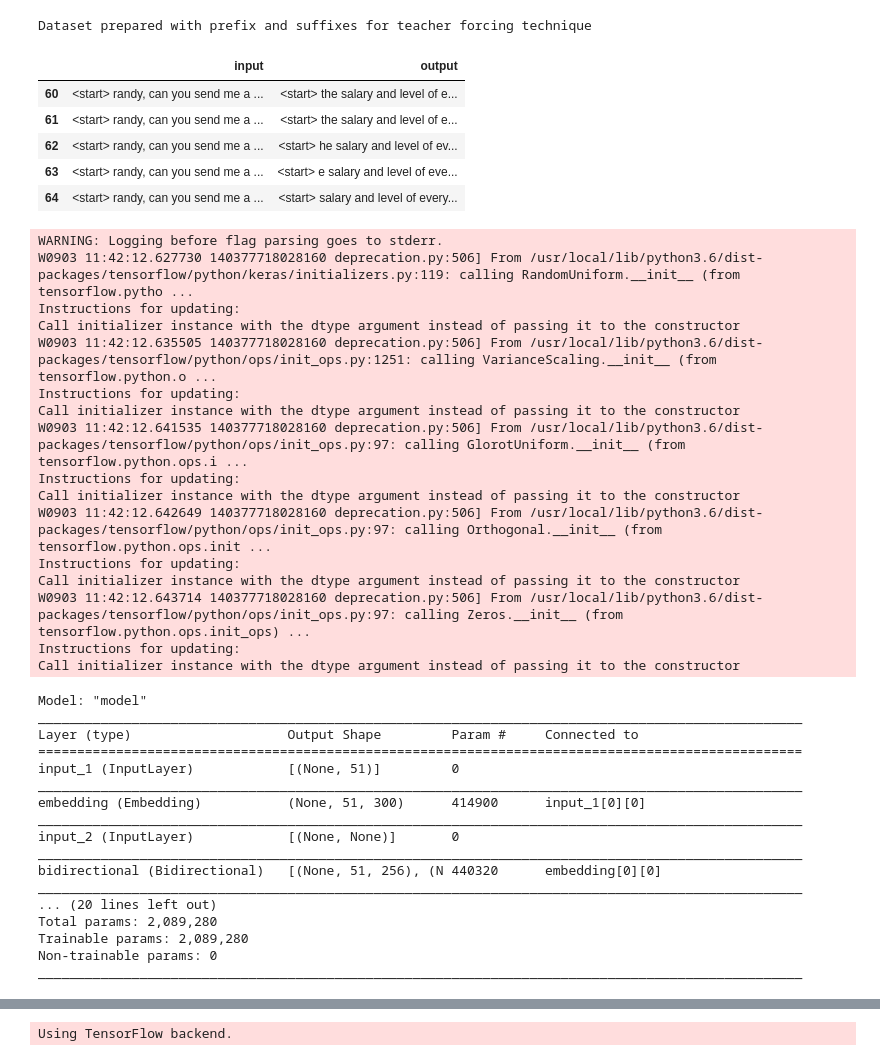
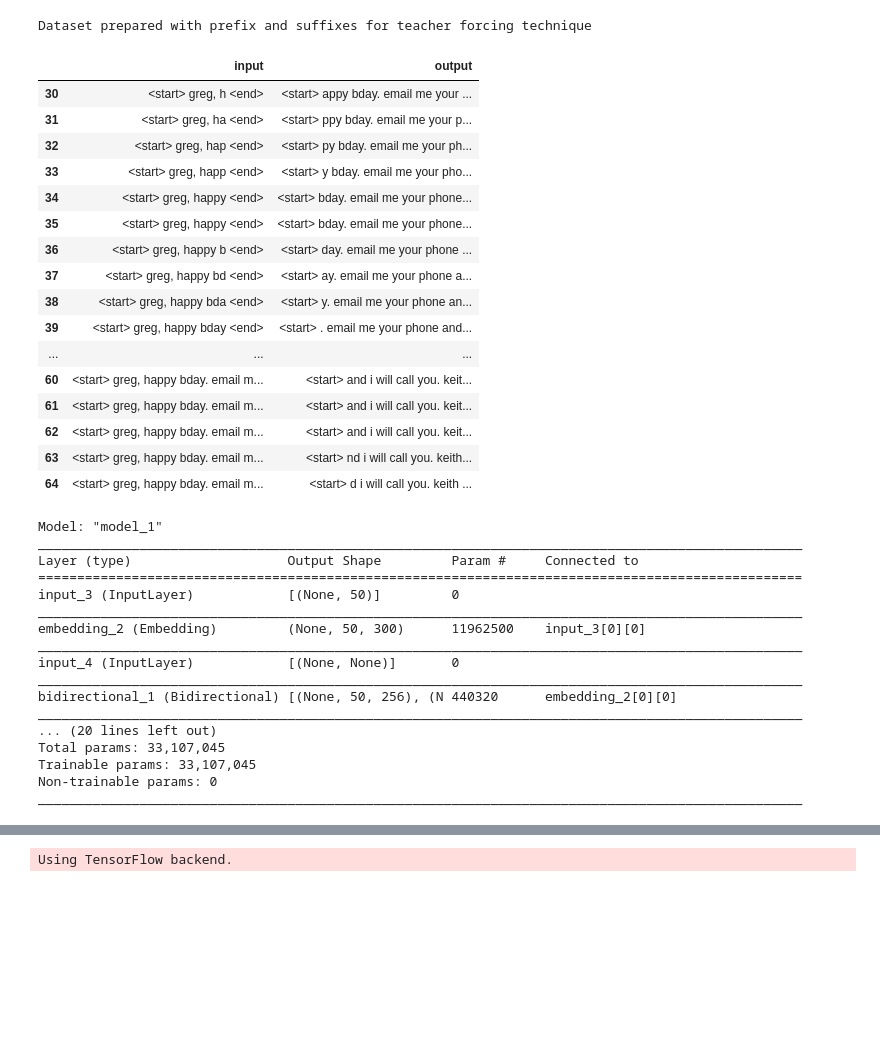
Before and after one commit to Shahid1993/colab-notebooks, a Jupyter notebook: conditional_gen.ipynb, the cells around one changed output, grey strips where cells are left out. Cells and saved outputs as stored; diff of their text form; code cells hidden in the pictures; blank space fills up the shorter version.

```diff
--- a/conditional_gen.ipynb
+++ b/conditional_gen.ipynb
@@ -5,6 +14,6 @@
 # %%
 import pandas as pd
 # %%
-data = pd.read_csv("./sample_data/emails_10000.csv", engine='python', encoding='utf-8', error_bad_lines=False)
+data = pd.read_csv("./sample_data/emails.csv")
 pd.set_option('display.max_colwidth',-1)
 new = data["message"].str.split("\n", n = 15, expand = True)
@@ -70,4 +77,4 @@ data.head()['msg']
 4     Let's shoot for Tuesday at 11:45.
 Name: msg, dtype: object
 # %%
-corpus = [msg for msg in data[(data['msg'].str.len() <200) & ~(data['subject'].str.contains('Re:'))]['msg']]
+corpus = [msg for msg in data[(data['msg'].str.len() <100) & ~(data['subject'].str.contains('Re:'))]['msg']]
@@ -94,3 +97,6 @@ corpus[0:50]
+# %%
+#Taking only as subset of corpus, since it takes lot of time for training
+corpus = corpus[0:10000]
 # %%
 len(corpus)
 # %% [output]
@@ -203,19 +209,30 @@ Dataset prepared with prefix and suffixes for teacher forcing technique
 # %%
 pd.set_option('display.max_colwidth', -1)
 BUFFER_SIZE = len(input_data)
 BATCH_SIZE = 128
 embedding_dim = 300
 units = 128
 vocab_in_size = len(input_lang.word2idx)
 vocab_out_size = len(target_lang.word2idx)
-df.iloc[60:65]
+df.iloc[30:65]
 # %% [output]
 |  | input | output |
-| 60 | <start> randy, can you send me a ... | <start> the salary and level of e... |
-| 61 | <start> randy, can you send me a ... | <start> the salary and level of e... |
-| 62 | <start> randy, can you send me a ... | <start> he salary and level of ev... |
-| 63 | <start> randy, can you send me a ... | <start> e salary and level of eve... |
-| 64 | <start> randy, can you send me a ... | <start> salary and level of every... |
+| 30 | <start> greg, h <end> | <start> appy bday. email me your ... |
+| 31 | <start> greg, ha <end> | <start> ppy bday. email me your p... |
+| 32 | <start> greg, hap <end> | <start> py bday. email me your ph... |
+| 33 | <start> greg, happ <end> | <start> y bday. email me your pho... |
+| 34 | <start> greg, happy <end> | <start> bday. email me your phone... |
+| 35 | <start> greg, happy <end> | <start> bday. email me your phone... |
+| 36 | <start> greg, happy b <end> | <start> day. email me your phone ... |
+| 37 | <start> greg, happy bd <end> | <start> ay. email me your phone a... |
+| 38 | <start> greg, happy bda <end> | <start> y. email me your phone an... |
+| 39 | <start> greg, happy bday <end> | <start> . email me your phone and... |
+| ... | ... | ... |
+| 60 | <start> greg, happy bday. email m... | <start> and i will call you. keit... |
+| 61 | <start> greg, happy bday. email m... | <start> and i will call you. keit... |
+| 62 | <start> greg, happy bday. email m... | <start> and i will call you. keit... |
+| 63 | <start> greg, happy bday. email m... | <start> nd i will call you. keith... |
+| 64 | <start> greg, happy bday. email m... | <start> d i will call you. keith ... |
 # %%
 # Create the Encoder layers first.
 encoder_inputs = Input(shape=(len_input,))
@@ -253,38 +270,22 @@ model = Model(inputs = [encoder_inputs, decoder_inputs], outputs= decoder_out)
 model.compile(optimizer=tf.train.AdamOptimizer(), loss="sparse_categorical_crossentropy", metrics=['sparse_categorical_accuracy'])
 model.summary()
 # %% [output]
-WARNING: Logging before flag parsing goes to stderr.
-W0903 11:42:12.627730 140377718028160 deprecation.py:506] From /usr/local/lib/python3.6/dist-packages/tensorflow/python/keras/initializers.py:119: calling RandomUniform.__init__ (from tensorflow.pytho ...
-Instructions for updating:
-Call initializer instance with the dtype argument instead of passing it to the constructor
-W0903 11:42:12.635505 140377718028160 deprecation.py:506] From /usr/local/lib/python3.6/dist-packages/tensorflow/python/ops/init_ops.py:1251: calling VarianceScaling.__init__ (from tensorflow.python.o ...
-Instructions for updating:
-Call initializer instance with the dtype argument instead of passing it to the constructor
-W0903 11:42:12.641535 140377718028160 deprecation.py:506] From /usr/local/lib/python3.6/dist-packages/tensorflow/python/ops/init_ops.py:97: calling GlorotUniform.__init__ (from tensorflow.python.ops.i ...
-Instructions for updating:
-Call initializer instance with the dtype argument instead of passing it to the constructor
-W0903 11:42:12.642649 140377718028160 deprecation.py:506] From /usr/local/lib/python3.6/dist-packages/tensorflow/python/ops/init_ops.py:97: calling Orthogonal.__init__ (from tensorflow.python.ops.init ...
-Instructions for updating:
-Call initializer instance with the dtype argument instead of passing it to the constructor
-W0903 11:42:12.643714 140377718028160 deprecation.py:506] From /usr/local/lib/python3.6/dist-packages/tensorflow/python/ops/init_ops.py:97: calling Zeros.__init__ (from tensorflow.python.ops.init_ops) ...
-Instructions for updating:
-Call initializer instance with the dtype argument instead of passing it to the constructor
+Model: "model_1"
+__________________________________________________________________________________________________
+Layer (type)                    Output Shape         Param #     Connected to
+==================================================================================================
+input_3 (InputLayer)            [(None, 50)]         0
+__________________________________________________________________________________________________
+embedding_2 (Embedding)         (None, 50, 300)      11962500    input_3[0][0]
+__________________________________________________________________________________________________
+input_4 (InputLayer)            [(None, None)]       0
+__________________________________________________________________________________________________
+bidirectional_1 (Bidirectional) [(None, 50, 256), (N 440320      embedding_2[0][0]
+__________________________________________________________________________________________________
+... (20 lines left out)
+Total params: 33,107,045
+Trainable params: 33,107,045
+Non-trainable params: 0
+__________________________________________________________________________________________________
-Model: "model"
-__________________________________________________________________________________________________
-Layer (type)                    Output Shape         Param #     Connected to
-==================================================================================================
-input_1 (InputLayer)            [(None, 51)]         0
-__________________________________________________________________________________________________
-embedding (Embedding)           (None, 51, 300)      414900      input_1[0][0]
-__________________________________________________________________________________________________
-input_2 (InputLayer)            [(None, None)]       0
-__________________________________________________________________________________________________
-bidirectional (Bidirectional)   [(None, 51, 256), (N 440320      embedding[0][0]
-__________________________________________________________________________________________________
-... (20 lines left out)
-Total params: 2,089,280
-Trainable params: 2,089,280
-Non-trainable params: 0
-__________________________________________________________________________________________________
 # %%
 # Note, we use 20% of our data for validation.
```
Also changed, not shown: parts of 11 cells of this notebook.
